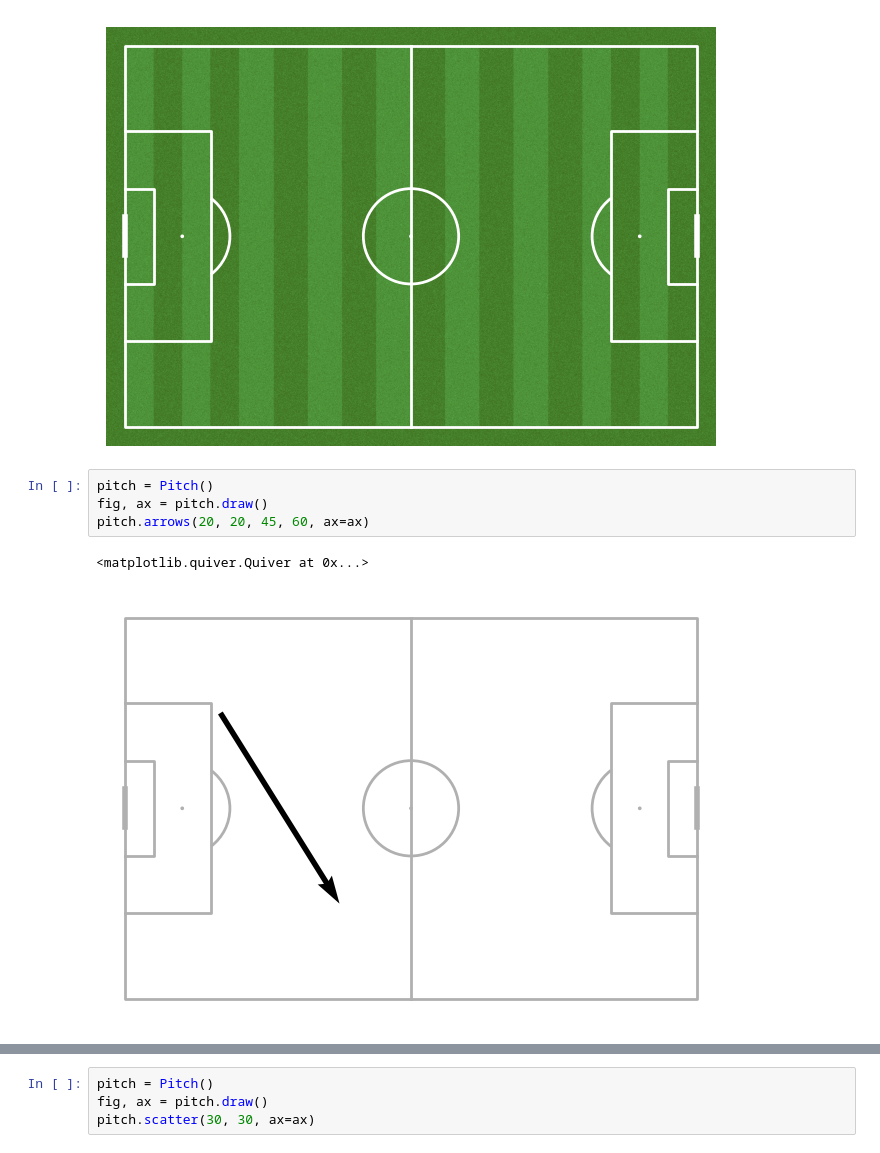
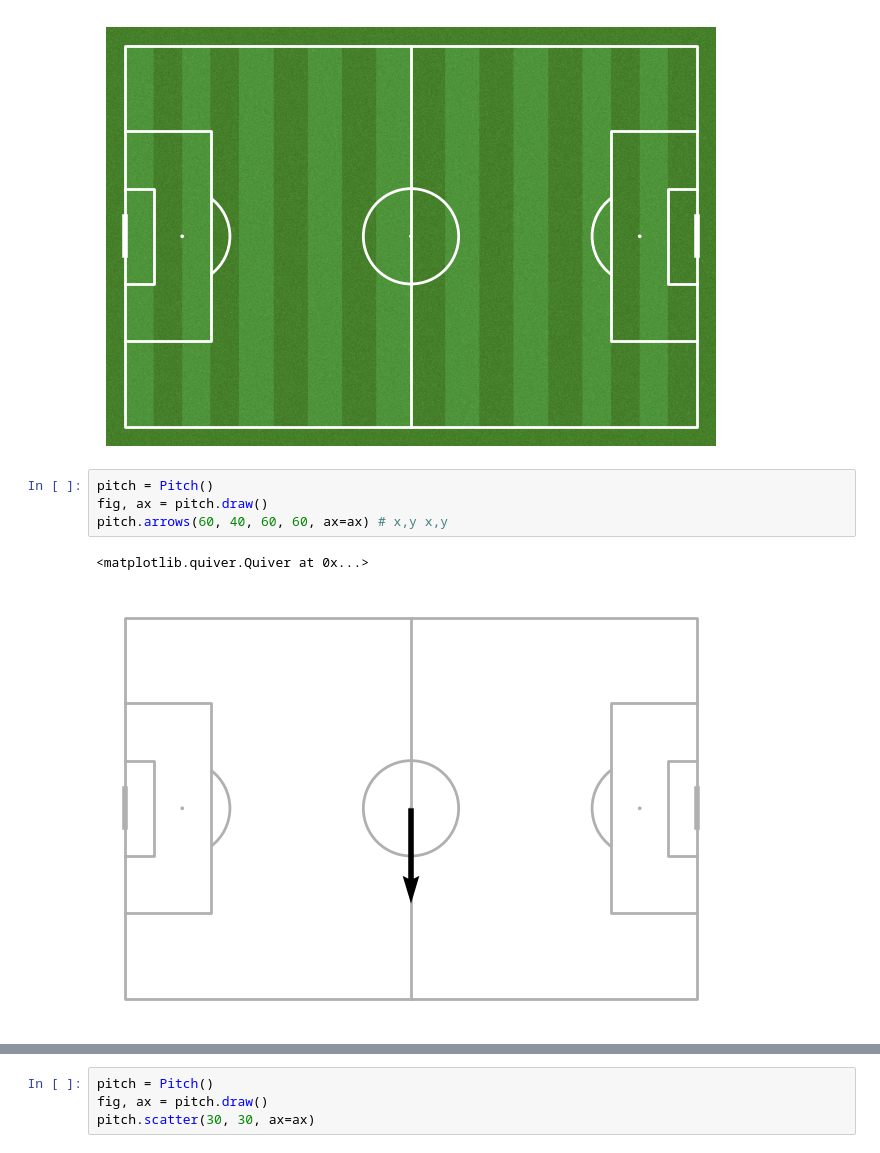
Before and after one commit to Rosental14/Statsbomb, a Jupyter notebook: campos design.ipynb, the cells around one changed output, grey strips where cells are left out. Saved outputs shown, nothing was run; the diff lists cells and outputs as text.

```diff
--- a/campos design.ipynb
+++ b/campos design.ipynb
@@ -10,10 +10,10 @@ fig, ax = pitch.draw()
 # %%
 pitch = Pitch()
 fig, ax = pitch.draw()
-pitch.arrows(20, 20, 45, 60, ax=ax)
+pitch.arrows(60, 40, 60, 60, ax=ax) # x,y x,y
 # %% [output]
 <matplotlib.quiver.Quiver at 0x...>
-[figure, old version]
+[figure, new version]
 # %%
 pitch = Pitch()
 fig, ax = pitch.draw()
```
Also changed, not shown: parts of 1 cell of this notebook, 1 other file.
